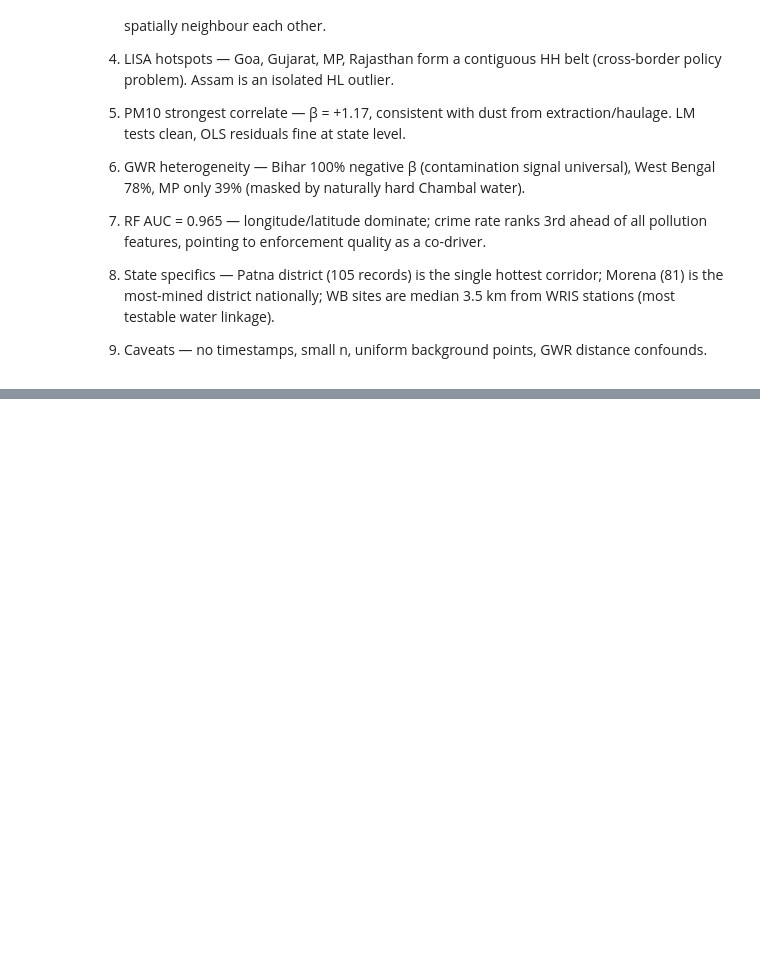
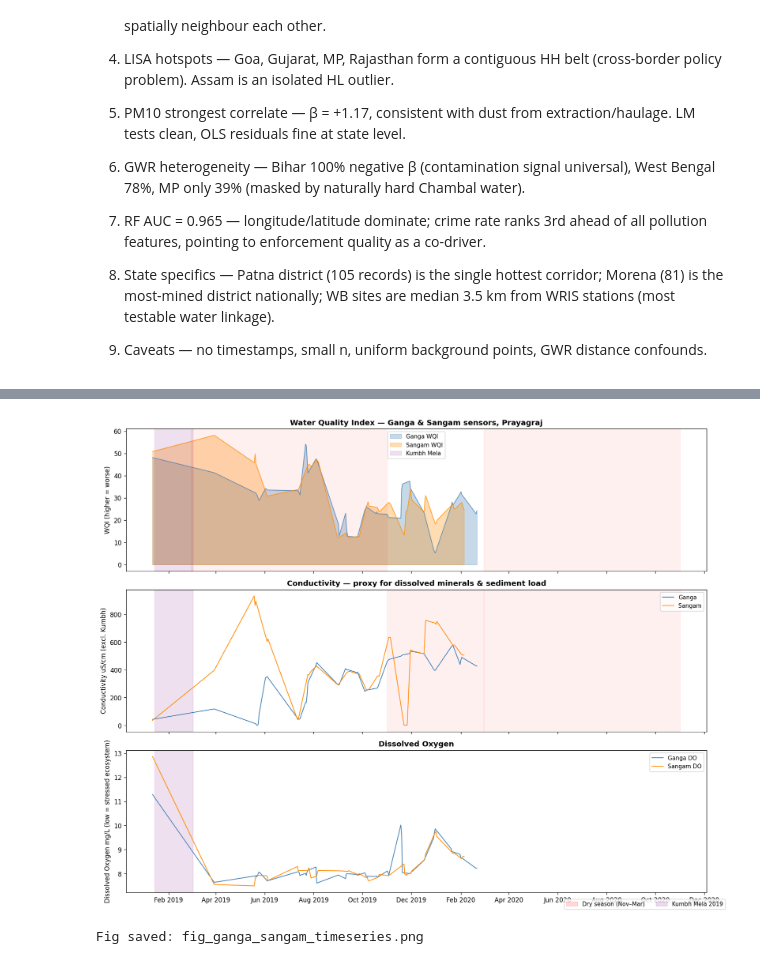
Before and after one commit to manyagarggg/dsmprojectwebsite, a Jupyter notebook: spatial_analysis.ipynb, the cells around one changed output, grey strips where cells are left out. Saved outputs shown, nothing was run; the diff lists cells and outputs as text; code cells hidden in the pictures; blank space fills up the shorter version.

Commit message:
Construction, sangam/ganga, economic indicators, urbanisation FINAL EDA

```diff
--- a/spatial_analysis.ipynb
+++ b/spatial_analysis.ipynb
@@ -1416,0 +1483,53 @@ SUMMARY
+# %%
+# ── 11b. Time Series Plot: WQI & Conductivity ──
+fig, axes = plt.subplots(3, 1, figsize=(14, 11), sharex=True)
+
+# ── Panel 1: WQI ──
+ax = axes[0]
+ax.fill_between(g_daily['date'], g_daily['WQI'], alpha=0.3, color='steelblue', label='Ganga WQI')
+ax.plot(g_daily['date'], g_daily['WQI'], color='steelblue', lw=1, alpha=0.8)
+ax.fill_between(s_daily['date'], s_daily['WQI'], alpha=0.3, color='darkorange', label='Sangam WQI')
+ax.plot(s_daily['date'], s_daily['WQI'], color='darkorange', lw=1, alpha=0.8)
+ax.axvspan(pd.Timestamp('2019-01-15'), pd.Timestamp('2019-03-04'),
+           alpha=0.12, color='purple', label='Kumbh Mela')
+ax.set_ylabel('WQI (higher = worse)'); ax.legend(fontsize=9)
+ax.set_title('Water Quality Index — Ganga & Sangam sensors, Prayagraj', fontweight='bold')
+
+# Add dry-season shading
+for yr in [2019, 2020]:
+    ax.axvspan(pd.Timestamp(f'{yr}-11-01'), pd.Timestamp(f'{yr}-03-01'),
+               alpha=0.06, color='red')
+
+# ── Panel 2: Conductivity ──
+ax2 = axes[1]
+ax2.plot(g_daily['date'], g_daily['Cond'], color='steelblue', lw=1.2, label='Ganga')
+ax2.plot(s_daily['date'], s_daily['Cond'], color='darkorange', lw=1.2, label='Sangam')
+ax2.axvspan(pd.Timestamp('2019-01-15'), pd.Timestamp('2019-03-04'), alpha=0.12, color='purple')
+ax2.set_ylabel('Conductivity uS/cm (excl. Kumbh)')
+ax2.legend(fontsize=9)
+ax2.set_title('Conductivity — proxy for dissolved minerals & sediment load', fontweight='bold')
+for yr in [2019, 2020]:
+    ax2.axvspan(pd.Timestamp(f'{yr}-11-01'), pd.Timestamp(f'{yr+1 if yr==2019 else yr}-03-01'),
+                alpha=0.06, color='red')
+
+# ── Panel 3: DO ──
+ax3 = axes[2]
+ax3.plot(g_daily['date'], g_daily['DO'], color='steelblue', lw=1.2, label='Ganga DO')
+ax3.plot(s_daily['date'], s_daily['DO'], color='darkorange', lw=1.2, label='Sangam DO')
+ax3.axvspan(pd.Timestamp('2019-01-15'), pd.Timestamp('2019-03-04'), alpha=0.12, color='purple')
+ax3.set_ylabel('Dissolved Oxygen mg/L (low = stressed ecosystem)'); ax3.legend(fontsize=9)
+ax3.set_title('Dissolved Oxygen', fontweight='bold')
+ax3.xaxis.set_major_formatter(mdates.DateFormatter('%b %Y'))
+ax3.xaxis.set_major_locator(mdates.MonthLocator(interval=2))
+
+import matplotlib.patches as mpatches
+red_patch   = mpatches.Patch(color='red',   alpha=0.15, label='Dry season (Nov–Mar)')
+purp_patch  = mpatches.Patch(color='purple',alpha=0.15, label='Kumbh Mela 2019')
+fig.legend(handles=[red_patch, purp_patch], loc='lower right', fontsize=9, ncol=2)
+plt.tight_layout()
+plt.savefig('fig_ganga_sangam_timeseries.png', bbox_inches='tight')
+plt.show()
+print("Fig saved: fig_ganga_sangam_timeseries.png")
+# %% [output]
+[figure, added]
+Fig saved: fig_ganga_sangam_timeseries.png
```
Also changed, not shown: parts of 10 cells of this notebook, 38 other files.
